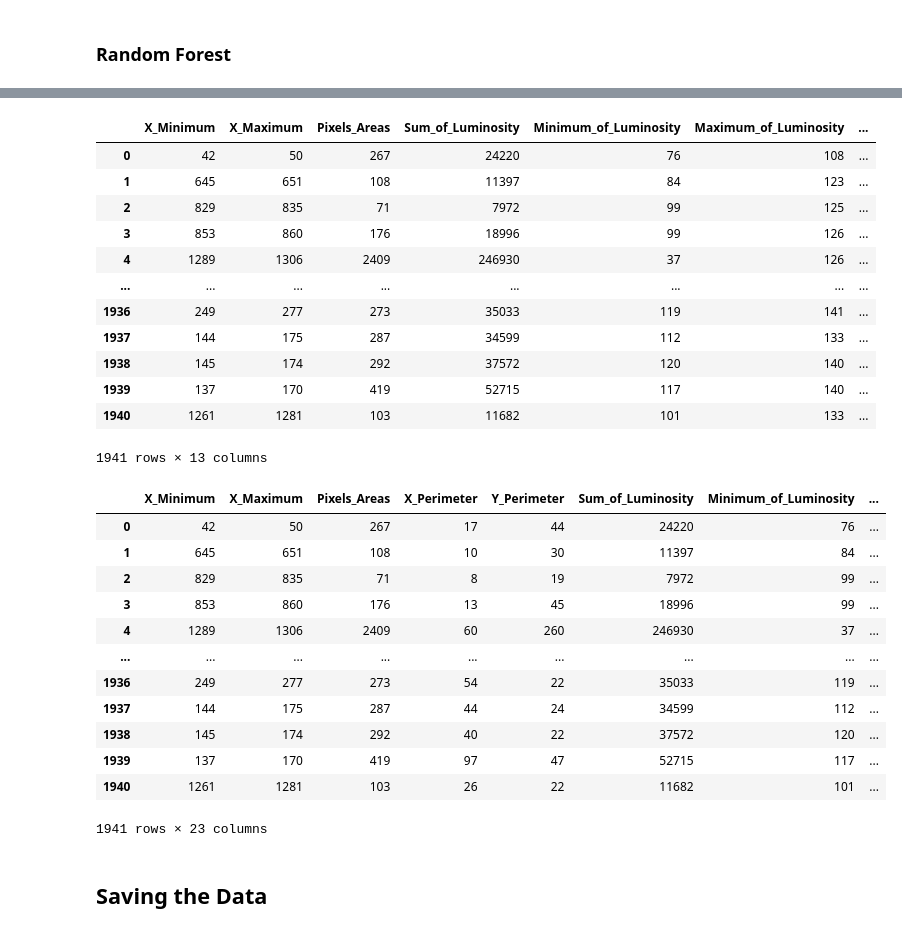
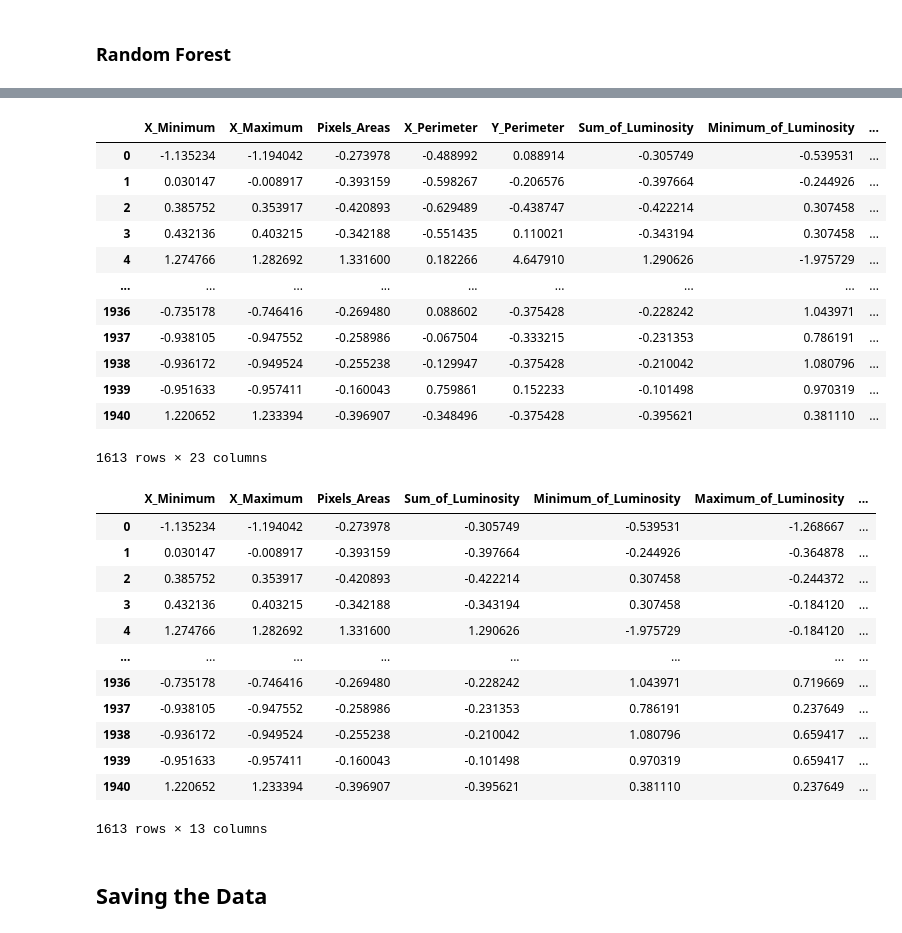
Before and after one commit to AmalAkh/zneus-project-1, a Jupyter notebook: normalization.ipynb, the cells around one changed output, grey strips where cells are left out. Drawn from its saved outputs; the diff is of its cells as text; code cells hidden in the pictures.

```diff
--- a/normalization.ipynb
+++ b/normalization.ipynb
@@ -139,3 +139,4 @@ df.describe()
 8 rows × 30 columns
 # %%
-feature_cols = [*df.columns[:len(df.columns)-1]]
+feature_cols = [*df_clean.columns[:len(df_clean.columns)-7]]
+feature_cols
@@ -142 +161,3 @@ feature_cols = [*df.columns[:len(df.columns)-1]]
+# %%
+predict_cols = ["Pastry", "Z_Scratch", "K_Scratch", "K_Scratch", "Stains", "Dirtiness", "Bumps", "Class"]
 # %%
@@ -162,3 +183,3 @@ df
 # %%
-#normalized_df =(df[feature_cols] - df[feature_cols].mean())/df[feature_cols].std()
+normalized_df = (df_clean[feature_cols] - df_clean[feature_cols].mean())/df_clean[feature_cols].std()
 # %%
@@ -166,6 +201,5 @@ df
 # %%
-#df2 = normalized_df.join(df["Class"], how='inner', lsuffix='_caller', rsuffix='_other')
-df2 = df.copy()
+df2 = normalized_df.join(df[predict_cols], how='inner', lsuffix='_caller', rsuffix='_other')
 # %%
 df2
 # %% [output]
@@ -217,35 +251,36 @@ df_ranFor = df_feature_sel.loc[:, selected_columns]
 # %%
-df_ranFor
+df_feature_sel
 # %% [output]
-|  | X_Minimum | X_Maximum | Pixels_Areas | Sum_of_Luminosity | Minimum_of_Luminosity | Maximum_of_Luminosity | ... |
-| 0 | 42 | 50 | 267 | 24220 | 76 | 108 | ... |
-| 1 | 645 | 651 | 108 | 11397 | 84 | 123 | ... |
-| 2 | 829 | 835 | 71 | 7972 | 99 | 125 | ... |
-| 3 | 853 | 860 | 176 | 18996 | 99 | 126 | ... |
-| 4 | 1289 | 1306 | 2409 | 246930 | 37 | 126 | ... |
-| ... | ... | ... | ... | ... | ... | ... | ... |
-| 1936 | 249 | 277 | 273 | 35033 | 119 | 141 | ... |
-| 1937 | 144 | 175 | 287 | 34599 | 112 | 133 | ... |
-| 1938 | 145 | 174 | 292 | 37572 | 120 | 140 | ... |
-| 1939 | 137 | 170 | 419 | 52715 | 117 | 140 | ... |
-| 1940 | 1261 | 1281 | 103 | 11682 | 101 | 133 | ... |
+|  | X_Minimum | X_Maximum | Pixels_Areas | X_Perimeter | Y_Perimeter | Sum_of_Luminosity | Minimum_of_Luminosity | ... |
+| 0 | -1.135234 | -1.194042 | -0.273978 | -0.488992 | 0.088914 | -0.305749 | -0.539531 | ... |
+| 1 | 0.030147 | -0.008917 | -0.393159 | -0.598267 | -0.206576 | -0.397664 | -0.244926 | ... |
+| 2 | 0.385752 | 0.353917 | -0.420893 | -0.629489 | -0.438747 | -0.422214 | 0.307458 | ... |
+| 3 | 0.432136 | 0.403215 | -0.342188 | -0.551435 | 0.110021 | -0.343194 | 0.307458 | ... |
+| 4 | 1.274766 | 1.282692 | 1.331600 | 0.182266 | 4.647910 | 1.290626 | -1.975729 | ... |
+| ... | ... | ... | ... | ... | ... | ... | ... | ... |
+| 1936 | -0.735178 | -0.746416 | -0.269480 | 0.088602 | -0.375428 | -0.228242 | 1.043971 | ... |
+| 1937 | -0.938105 | -0.947552 | -0.258986 | -0.067504 | -0.333215 | -0.231353 | 0.786191 | ... |
+| 1938 | -0.936172 | -0.949524 | -0.255238 | -0.129947 | -0.375428 | -0.210042 | 1.080796 | ... |
+| 1939 | -0.951633 | -0.957411 | -0.160043 | 0.759861 | 0.152233 | -0.101498 | 0.970319 | ... |
+| 1940 | 1.220652 | 1.233394 | -0.396907 | -0.348496 | -0.375428 | -0.395621 | 0.381110 | ... |
-1941 rows × 13 columns
+1613 rows × 23 columns
 # %%
-df_feature_sel
+df_ranFor["Class"] = df2["Class"]
+df_ranFor
 # %% [output]
-|  | X_Minimum | X_Maximum | Pixels_Areas | X_Perimeter | Y_Perimeter | Sum_of_Luminosity | Minimum_of_Luminosity | ... |
-| 0 | 42 | 50 | 267 | 17 | 44 | 24220 | 76 | ... |
-| 1 | 645 | 651 | 108 | 10 | 30 | 11397 | 84 | ... |
-| 2 | 829 | 835 | 71 | 8 | 19 | 7972 | 99 | ... |
-| 3 | 853 | 860 | 176 | 13 | 45 | 18996 | 99 | ... |
-| 4 | 1289 | 1306 | 2409 | 60 | 260 | 246930 | 37 | ... |
-| ... | ... | ... | ... | ... | ... | ... | ... | ... |
-| 1936 | 249 | 277 | 273 | 54 | 22 | 35033 | 119 | ... |
-| 1937 | 144 | 175 | 287 | 44 | 24 | 34599 | 112 | ... |
-| 1938 | 145 | 174 | 292 | 40 | 22 | 37572 | 120 | ... |
-| 1939 | 137 | 170 | 419 | 97 | 47 | 52715 | 117 | ... |
-| 1940 | 1261 | 1281 | 103 | 26 | 22 | 11682 | 101 | ... |
+|  | X_Minimum | X_Maximum | Pixels_Areas | Sum_of_Luminosity | Minimum_of_Luminosity | Maximum_of_Luminosity | ... |
+| 0 | -1.135234 | -1.194042 | -0.273978 | -0.305749 | -0.539531 | -1.268667 | ... |
+| 1 | 0.030147 | -0.008917 | -0.393159 | -0.397664 | -0.244926 | -0.364878 | ... |
+| 2 | 0.385752 | 0.353917 | -0.420893 | -0.422214 | 0.307458 | -0.244372 | ... |
+| 3 | 0.432136 | 0.403215 | -0.342188 | -0.343194 | 0.307458 | -0.184120 | ... |
+| 4 | 1.274766 | 1.282692 | 1.331600 | 1.290626 | -1.975729 | -0.184120 | ... |
+| ... | ... | ... | ... | ... | ... | ... | ... |
+| 1936 | -0.735178 | -0.746416 | -0.269480 | -0.228242 | 1.043971 | 0.719669 | ... |
+| 1937 | -0.938105 | -0.947552 | -0.258986 | -0.231353 | 0.786191 | 0.237649 | ... |
+| 1938 | -0.936172 | -0.949524 | -0.255238 | -0.210042 | 1.080796 | 0.659417 | ... |
+| 1939 | -0.951633 | -0.957411 | -0.160043 | -0.101498 | 0.970319 | 0.659417 | ... |
+| 1940 | 1.220652 | 1.233394 | -0.396907 | -0.395621 | 0.381110 | 0.237649 | ... |
-1941 rows × 23 columns
+1613 rows × 13 columns
 # %% [markdown]
 ## Saving the Data
 # %%
```
Also changed, not shown: parts of 10 cells of this notebook, 2 other files.
